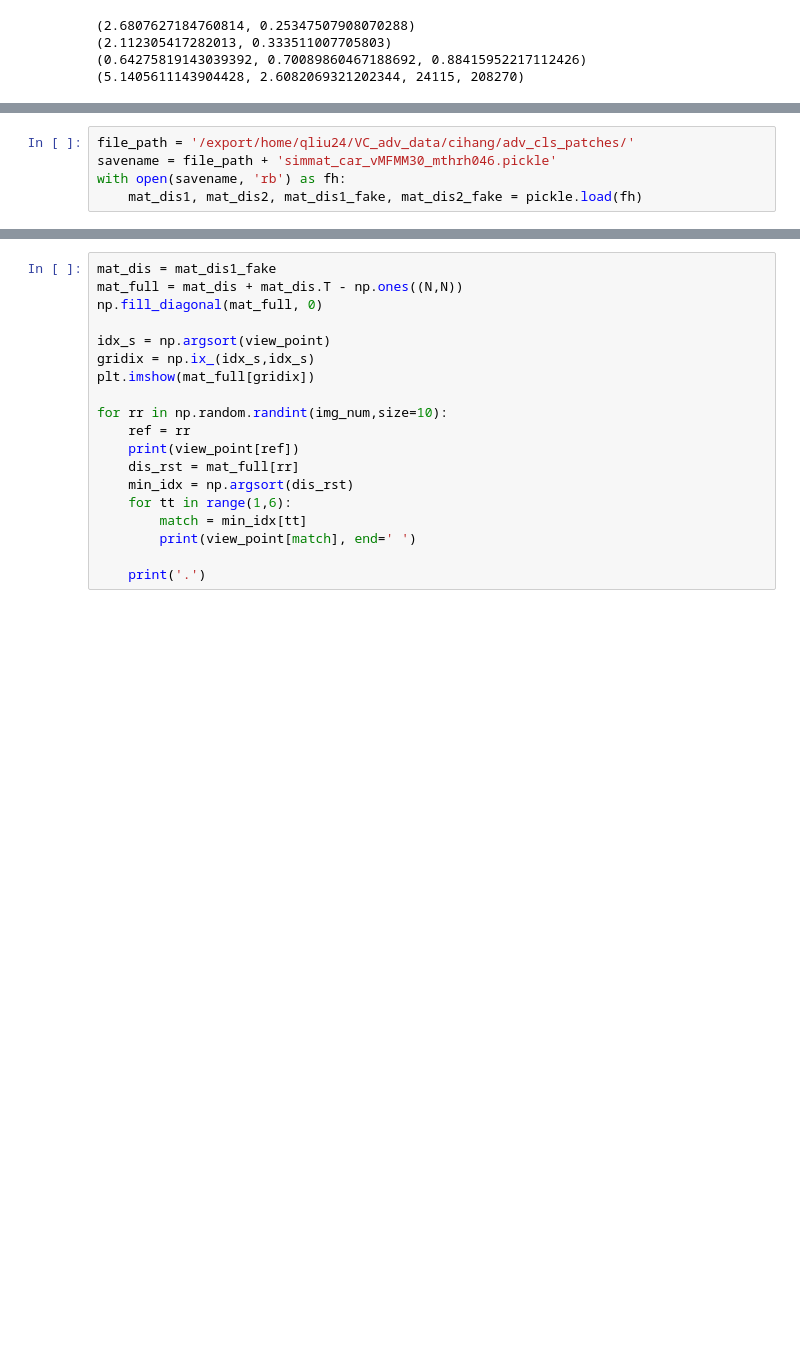
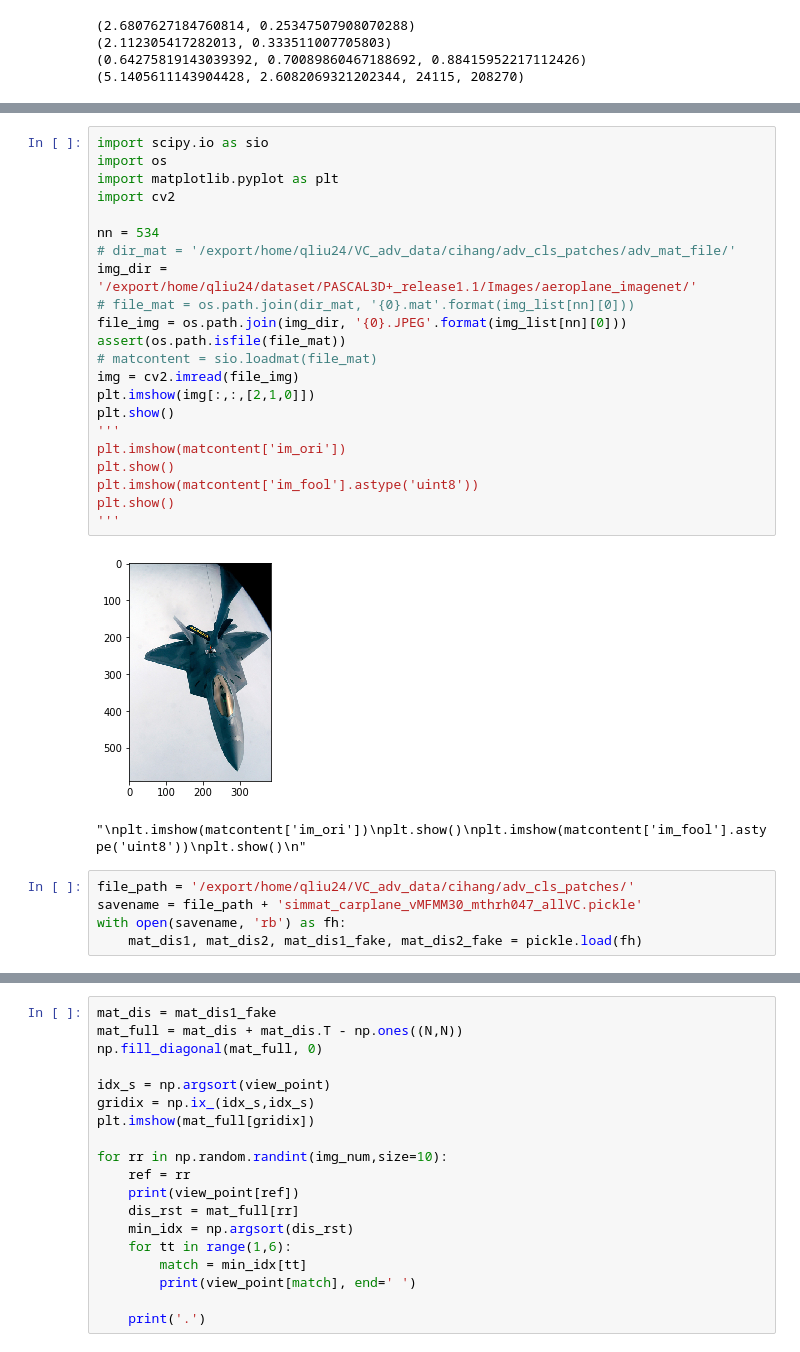
Before and after one commit to qliu24/qing_voting_139, a Jupyter notebook: VC_adv/cihang_adv_cls.ipynb, the cells around one changed output, grey strips where cells are left out. Saved outputs shown, nothing was run; the diff lists cells and outputs as text; blank space fills up the shorter version.

```diff
--- a/VC_adv/cihang_adv_cls.ipynb
+++ b/VC_adv/cihang_adv_cls.ipynb
@@ -108,6 +110,31 @@ total number of images: 2000
+# %%
+import scipy.io as sio
+import os
+import matplotlib.pyplot as plt
+import cv2
+
+nn = 534
+# dir_mat = '/export/home/qliu24/VC_adv_data/cihang/adv_cls_patches/adv_mat_file/'
+img_dir = '/export/home/qliu24/dataset/PASCAL3D+_release1.1/Images/aeroplane_imagenet/'
+# file_mat = os.path.join(dir_mat, '{0}.mat'.format(img_list[nn][0]))
+file_img = os.path.join(img_dir, '{0}.JPEG'.format(img_list[nn][0]))
+assert(os.path.isfile(file_mat))
+# matcontent = sio.loadmat(file_mat)
+img = cv2.imread(file_img)
+plt.imshow(img[:,:,[2,1,0]])
+plt.show()
+'''
+plt.imshow(matcontent['im_ori'])
+plt.show()
+plt.imshow(matcontent['im_fool'].astype('uint8'))
+plt.show()
+'''
+# %% [output]
+[figure, added]
+"\nplt.imshow(matcontent['im_ori'])\nplt.show()\nplt.imshow(matcontent['im_fool'].astype('uint8'))\nplt.show()\n"
 # %%
 file_path = '/export/home/qliu24/VC_adv_data/cihang/adv_cls_patches/'
-savename = file_path + 'simmat_car_vMFMM30_mthrh046.pickle'
+savename = file_path + 'simmat_carplane_vMFMM30_mthrh047_allVC.pickle'
 with open(savename, 'rb') as fh:
     mat_dis1, mat_dis2, mat_dis1_fake, mat_dis2_fake = pickle.load(fh)
 # %%
```
Also changed, not shown: parts of 8 cells of this notebook, 13 other files.
